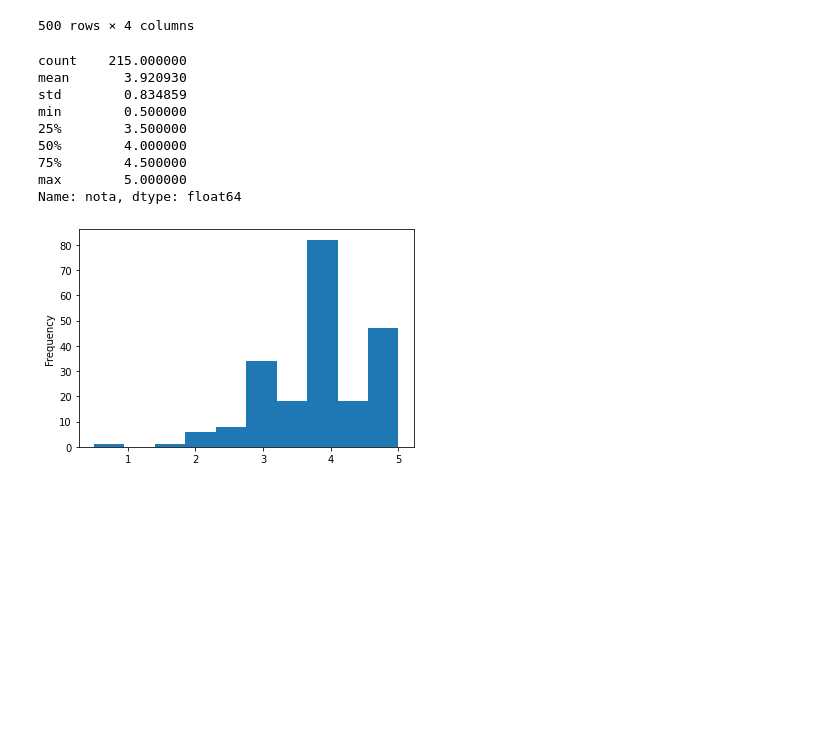
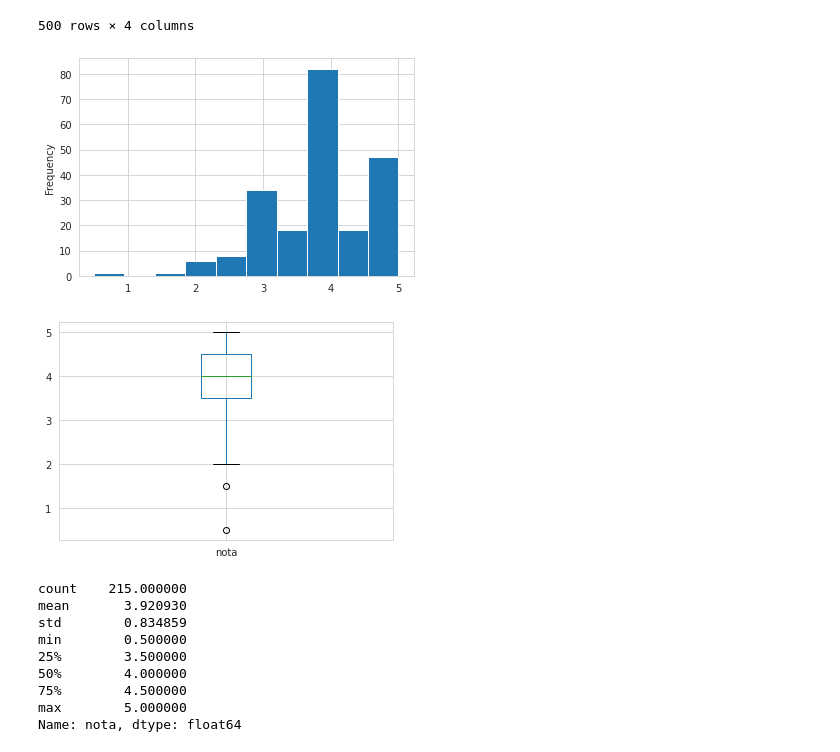
Before and after one commit to lucbueno54/QuarentenaDados, a Jupyter notebook: Untitled0.ipynb, the cells around one changed output. Saved outputs shown, nothing was run; the diff lists cells and outputs as text; code cells hidden in the pictures; blank space fills up the shorter version.

```diff
--- a/Untitled0.ipynb
+++ b/Untitled0.ipynb
@@ -295,12 +295,18 @@ filmes_com_media.sort_values("media",ascending= False)[2000:2500]
 500 rows × 4 columns
 # %%
 def plot_filme(n):
-  notas_do_filme_def = avaliacao.query(f"filmeid=={n}")["nota"]
-  notas_do_filme_def.plot(kind='hist')
-  return notas_do_filme_def.describe()
-
+  notas_do_filme = avaliacao.query(f"filmeid=={n}")["nota"]
+  notas_do_filme.plot(kind='hist')
+  plt.show()
+  print('\n')
+  notas_do_filme.plot.box()
+  plt.show()
+  return notas_do_filme.describe()
+sns.set_style("whitegrid")
 plot_filme(1)
 # %% [output]
+[figure, new version]
+[figure, added]
 count    215.000000
 mean       3.920930
 std        0.834859
@@ -310,4 +316,3 @@ min        0.500000
 75%        4.500000
 max        5.000000
 Name: nota, dtype: float64
-[figure, old version]
```
